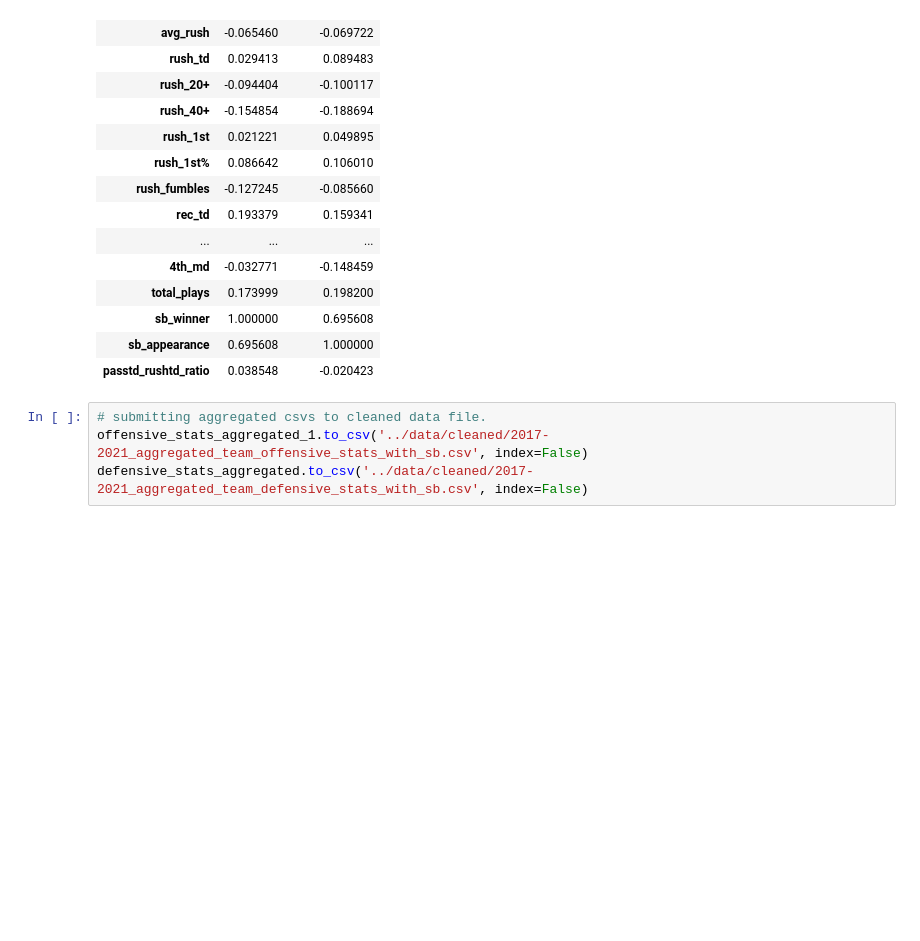
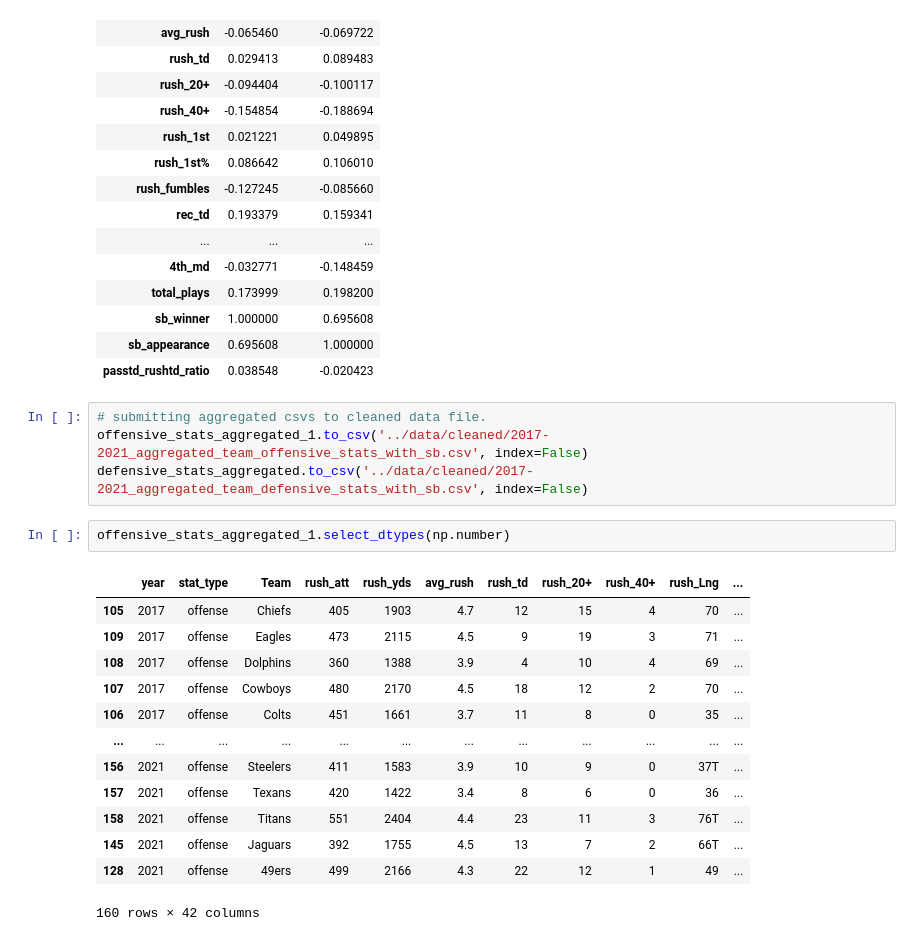
Before and after one commit to aferrers/nfl_superbowl_winners, a Jupyter notebook: notebooks/team_stats_logistical_regression_sb_appearance.ipynb, the cells around one changed output. Saved outputs shown, nothing was run; the diff lists cells and outputs as text; blank space fills up the shorter version.

```diff
--- a/notebooks/team_stats_logistical_regression_sb_appearance.ipynb
+++ b/notebooks/team_stats_logistical_regression_sb_appearance.ipynb
@@ -411,3 +411,19 @@ offensive_stats_aggregated_num_corr[['sb_winner', 'sb_appearance']]
 # submitting aggregated csvs to cleaned data file.
 offensive_stats_aggregated_1.to_csv('../data/cleaned/2017-2021_aggregated_team_offensive_stats_with_sb.csv', index=False)
 defensive_stats_aggregated.to_csv('../data/cleaned/2017-2021_aggregated_team_defensive_stats_with_sb.csv', index=False)
+# %%
+offensive_stats_aggregated_1.select_dtypes(np.number)
+# %% [output]
+|  | year | stat_type | Team | rush_att | rush_yds | avg_rush | rush_td | rush_20+ | rush_40+ | rush_Lng | ... |
+| 105 | 2017 | offense | Chiefs | 405 | 1903 | 4.7 | 12 | 15 | 4 | 70 | ... |
+| 109 | 2017 | offense | Eagles | 473 | 2115 | 4.5 | 9 | 19 | 3 | 71 | ... |
+| 108 | 2017 | offense | Dolphins | 360 | 1388 | 3.9 | 4 | 10 | 4 | 69 | ... |
+| 107 | 2017 | offense | Cowboys | 480 | 2170 | 4.5 | 18 | 12 | 2 | 70 | ... |
+| 106 | 2017 | offense | Colts | 451 | 1661 | 3.7 | 11 | 8 | 0 | 35 | ... |
+| ... | ... | ... | ... | ... | ... | ... | ... | ... | ... | ... | ... |
+| 156 | 2021 | offense | Steelers | 411 | 1583 | 3.9 | 10 | 9 | 0 | 37T | ... |
+| 157 | 2021 | offense | Texans | 420 | 1422 | 3.4 | 8 | 6 | 0 | 36 | ... |
+| 158 | 2021 | offense | Titans | 551 | 2404 | 4.4 | 23 | 11 | 3 | 76T | ... |
+| 145 | 2021 | offense | Jaguars | 392 | 1755 | 4.5 | 13 | 7 | 2 | 66T | ... |
+| 128 | 2021 | offense | 49ers | 499 | 2166 | 4.3 | 22 | 12 | 1 | 49 | ... |
+160 rows × 42 columns
```
Also changed, not shown: parts of 1 cell of this notebook.
